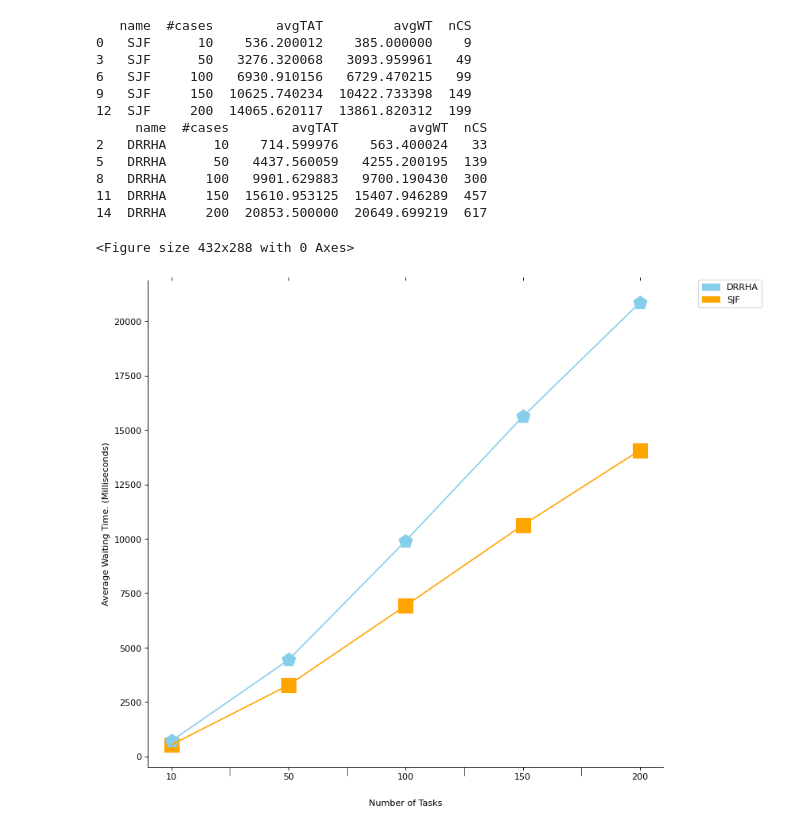
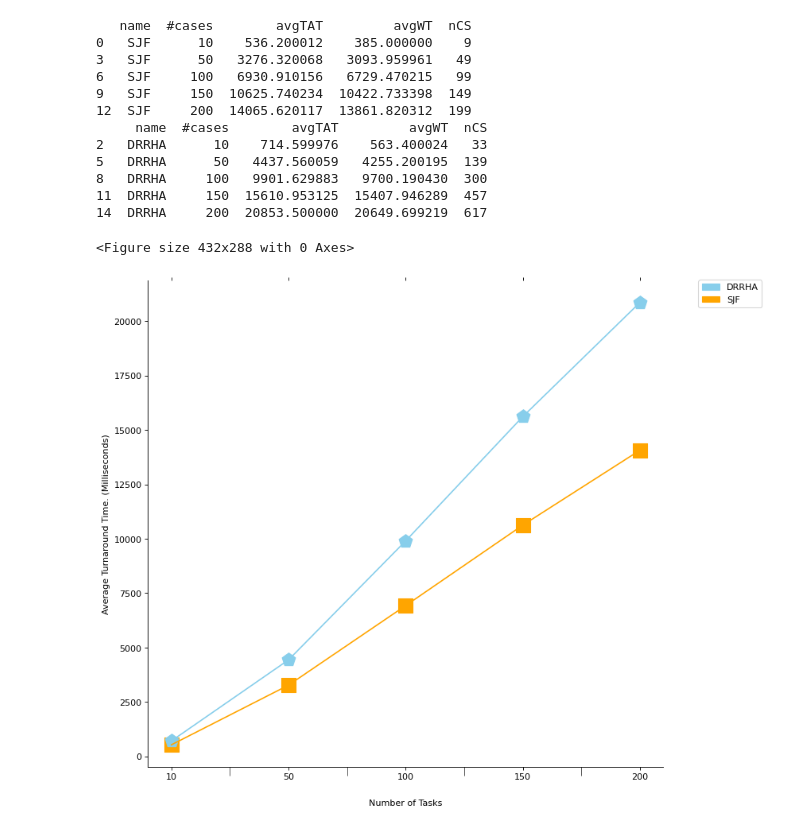
Before and after one commit to Bhaikko/mdrrha, a Jupyter notebook: src/graph_handler.ipynb, the cells around one changed output. Drawn from its saved outputs; the diff is of its cells as text; code cells hidden in the pictures.

```diff
--- a/src/graph_handler.ipynb
+++ b/src/graph_handler.ipynb
@@ -377,33 +377,33 @@ ax.spines['right'].set_visible(False)
 marker_size = 250
 
 # plot_metric = 'avgWT'
 plot_metric = 'avgTAT'
 
 ax.plot(X_axis, sjf_values[plot_metric].to_numpy(), color = colors[2])
 plt.scatter(X_axis, sjf_values[plot_metric].to_numpy(), marker = 's', s = marker_size, color = colors[2])
 
 ax.plot(X_axis, drrha_values[plot_metric].to_numpy(), color = colors[0])
 plt.scatter(X_axis, drrha_values[plot_metric].to_numpy(), marker = 'p', s = marker_size, color = colors[0])
 
 # Configuring Legend
 legend_elements = []
 
 for i in range(0, len(colors), 2):
     legend_elements.append(
         Patch(facecolor=colors[i], edgecolor=colors[i], label=colors[i + 1])
     )
 
 ax.legend(
     handles = legend_elements,
     loc = 'upper right',
     bbox_to_anchor=(1.20, 1.01)
 )
 
 plt.xlabel('Number of Tasks', labelpad = 20)
-plt.ylabel('Average Waiting Time. (Milliseconds)')
-# plt.ylabel('Average Turnaround Time. (Milliseconds)')
+# plt.ylabel('Average Waiting Time. (Milliseconds)')
+plt.ylabel('Average Turnaround Time. (Milliseconds)')
 # plt.title('Comparison of the average Waiting time of SJF and DRRHA.')
 plt.show()
 # %% [output]
 <Figure size 432x288 with 0 Axes>
-[figure, old version]
+[figure, new version]
```
Also changed, not shown: 6 other files.
